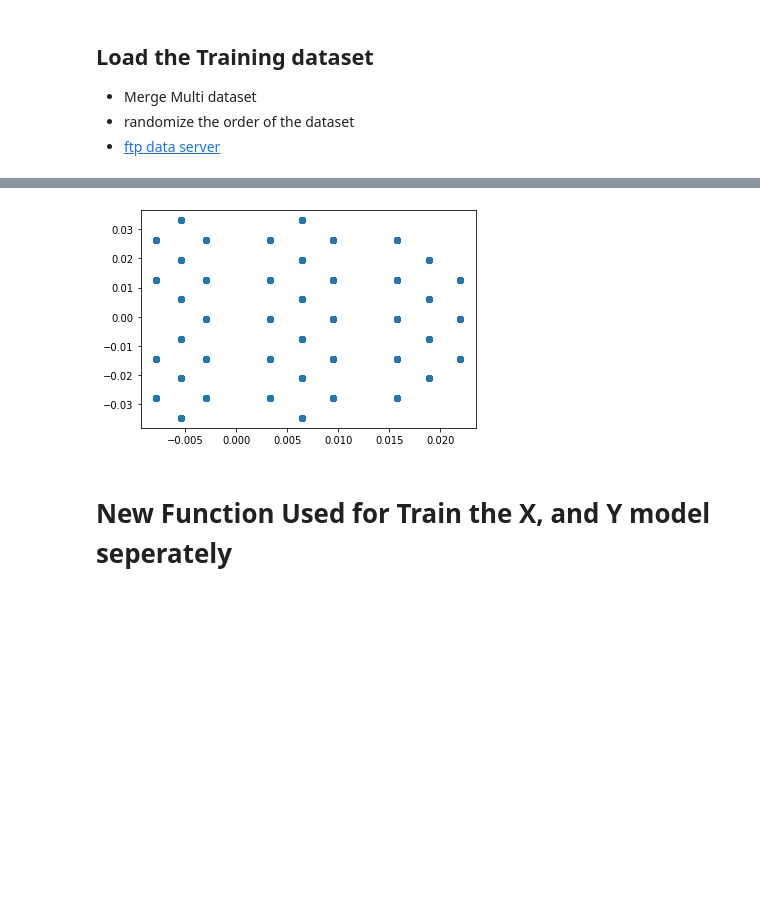
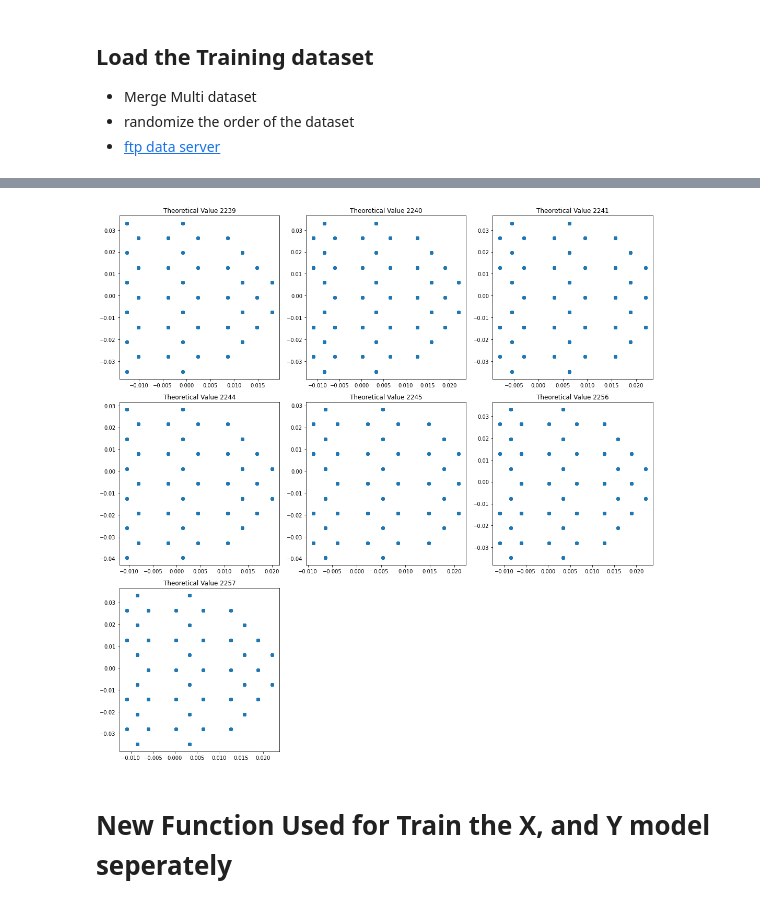
Before and after one commit to Jiansiyu/spectrometer_nn, a Jupyter notebook: training_nn/optics_nn.ipynb, the cells around one changed output, grey strips where cells are left out. Saved outputs shown, nothing was run; the diff lists cells and outputs as text; code cells hidden in the pictures; blank space fills up the shorter version.

Commit message:
add 3 order training data set

```diff
--- a/training_nn/optics_nn.ipynb
+++ b/training_nn/optics_nn.ipynb
@@ -64,15 +64,48 @@ Loading file ../dataGenerator/result/PRex_DataSet_Full_2257.csv
 # %%
 # print(data[data.runID.eq(2240)])
-# %%
-import matplotlib as mpl
-import matplotlib.pyplot as plt
-import seaborn as sns
-x = data[data.runID.eq(2241)]["targCalPh"]
-y = data[data.runID.eq(2241)]["targCalTh"]
-plt.scatter(x,y)
-plt.show()
-# %% [output]
-[figure, removed]
+# %%
+import matplotlib.pyplot as plt
+import matplotlib.gridspec as gridspec
+
+fig = plt.figure(figsize=[15,15])
+gs = gridspec.GridSpec(nrows=3, ncols=3, height_ratios=[1, 1, 1])
+
+ax0 = fig.add_subplot(gs[0, 0])
+ax0.scatter(data[data.runID.eq(2239)]["targCalPh"],data[data.runID.eq(2239)]["targCalTh"])
+ax0.set_title('Theoretical Value 2239')
+
+ax1 = fig.add_subplot(gs[0, 1])
+ax1.scatter(data[data.runID.eq(2240)]["targCalPh"],data[data.runID.eq(2240)]["targCalTh"])
+ax1.set_title('Theoretical Value 2240')
+
+ax2 = fig.add_subplot(gs[0, 2])
+ax2.scatter(data[data.runID.eq(2241)]["targCalPh"],data[data.runID.eq(2241)]["targCalTh"])
+ax2.set_title('Theoretical Value 2241')
+
+ax3 = fig.add_subplot(gs[1, 0])
+ax3.scatter(data[data.runID.eq(2244)]["targCalPh"],data[data.runID.eq(2244)]["targCalTh"])
+ax3.set_title('Theoretical Value 2244')
+
+ax4 = fig.add_subplot(gs[1, 1])
+ax4.scatter(data[data.runID.eq(2245)]["targCalPh"],data[data.runID.eq(2245)]["targCalTh"])
+ax4.set_title('Theoretical Value 2245')
+
+ax5 = fig.add_subplot(gs[1, 2])
+ax5.scatter(data[data.runID.eq(2256)]["targCalPh"],data[data.runID.eq(2256)]["targCalTh"])
+ax5.set_title('Theoretical Value 2256')
+
+ax6 = fig.add_subplot(gs[2, 0])
+ax6.scatter(data[data.runID.eq(2257)]["targCalPh"],data[data.runID.eq(2257)]["targCalTh"])
+ax6.set_title('Theoretical Value 2257')
+
+plt.tight_layout()
+plt.show()
+# x = data[data.runID.eq(2241)]["targCalPh"]
+# y = data[data.runID.eq(2241)]["targCalTh"]
+# plt.scatter(x,y)
+# plt.show()
+# %% [output]
+[figure, added]
 # %% [markdown]
 # New Function Used for Train the X, and Y model seperately
 # %% [markdown]
```
Also changed, not shown: parts of 11 cells of this notebook, 9 other files.
